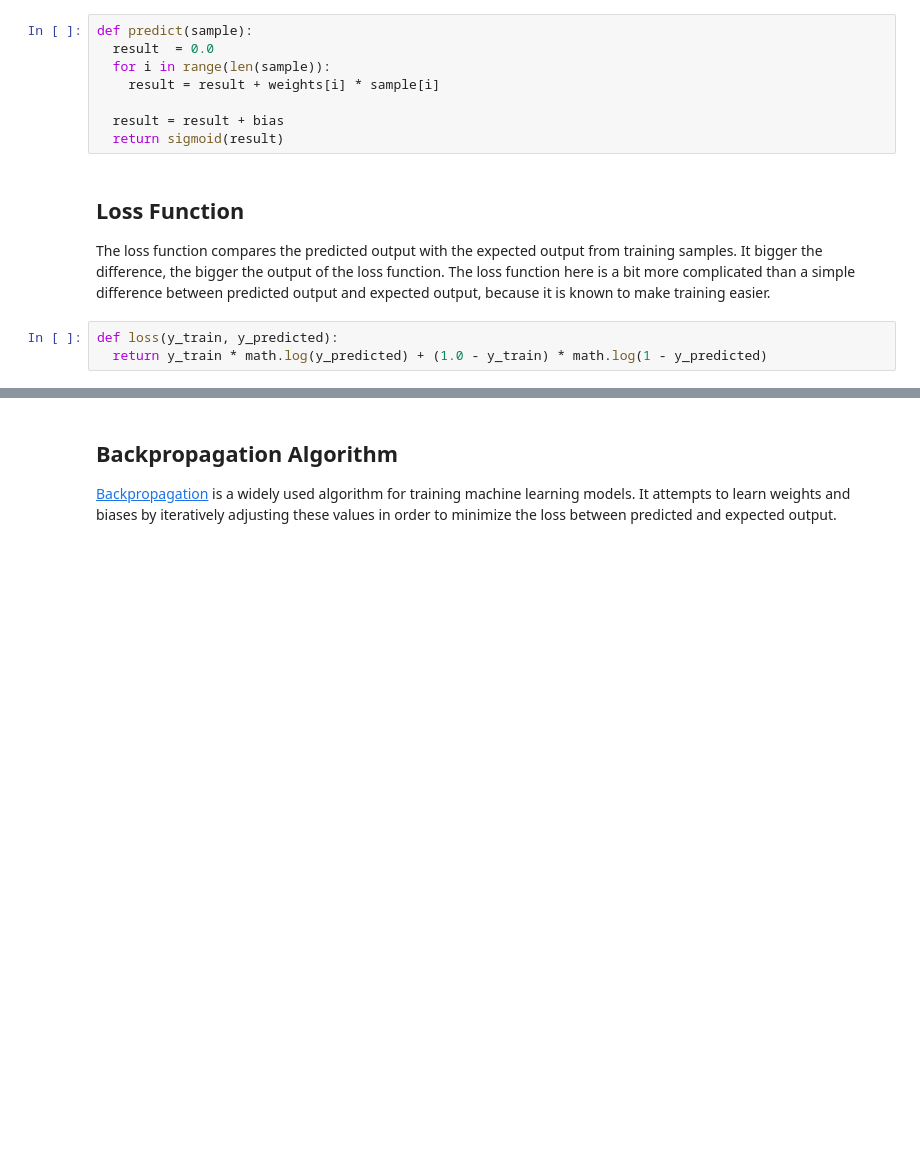
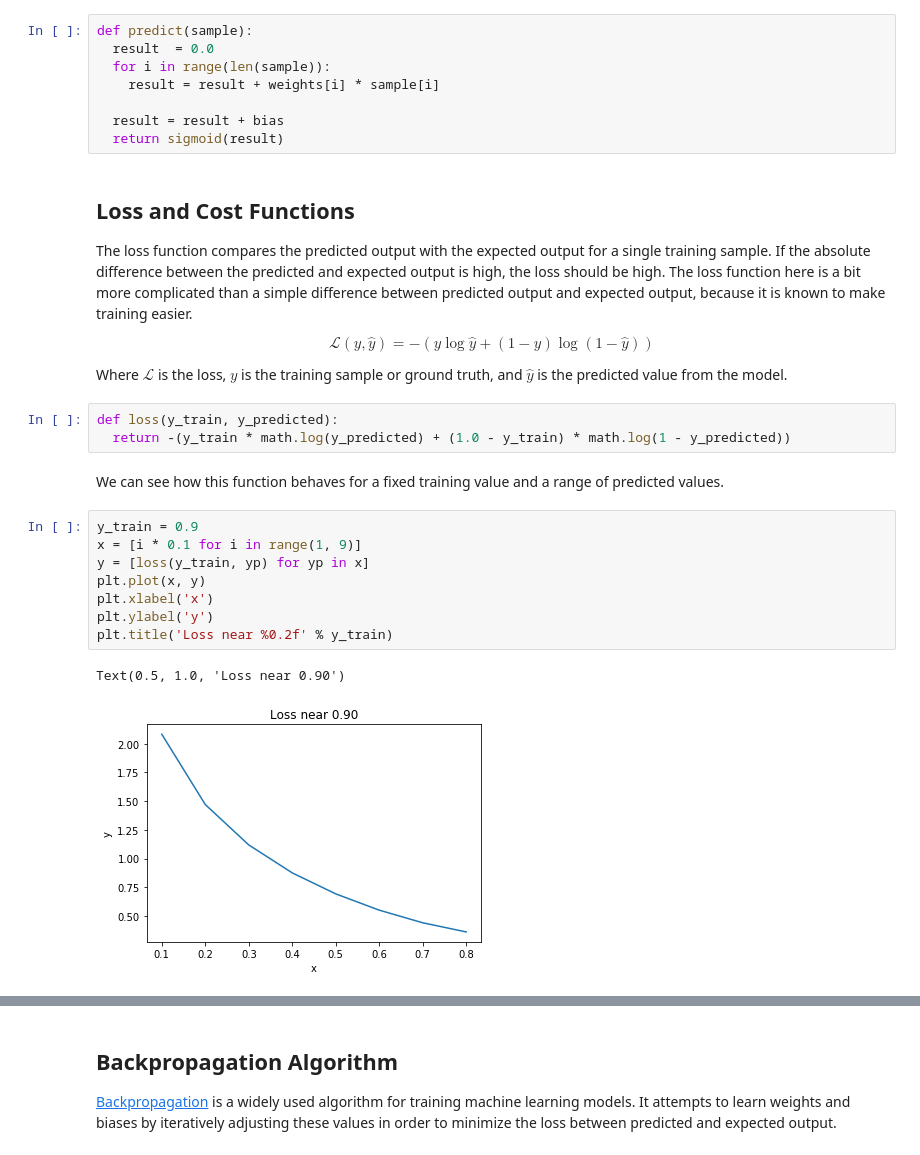
Before and after one commit to msiddalingaiah/MachineLearning, a Jupyter notebook: Regression/Iris_Classification.ipynb, the cells around one changed output, grey strips where cells are left out. Cells and saved outputs as stored; diff of their text form; blank space fills up the shorter version.

```diff
--- a/Regression/Iris_Classification.ipynb
+++ b/Regression/Iris_Classification.ipynb
@@ -132,9 +132,26 @@ def predict(sample):
   result = result + bias
   return sigmoid(result)
 # %% [markdown]
-## Loss Function
+## Loss and Cost Functions
 
-The loss function compares the predicted output with the expected output from training samples. It bigger the difference, the bigger the output of the loss function. The loss function here is a bit more complicated than a simple difference between predicted output and expected output, because it is known to make training easier.
+The loss function compares the predicted output with the expected output for a single training sample. If the absolute difference between the predicted and expected output is high, the loss should be high. The loss function here is a bit more complicated than a simple difference between predicted output and expected output, because it is known to make training easier.
+
+$$\mathcal L(y, \hat y) = -(y \log \hat y + (1-y) \log (1 - \hat y))$$
+
+Where $\mathcal L$ is the loss, $y$ is the training sample or ground truth, and $\hat y$ is the predicted value from the model.
 # %%
 def loss(y_train, y_predicted):
-  return y_train * math.log(y_predicted) + (1.0 - y_train) * math.log(1 - y_predicted)
+  return -(y_train * math.log(y_predicted) + (1.0 - y_train) * math.log(1 - y_predicted))
+# %% [markdown]
+We can see how this function behaves for a fixed training value and a range of predicted values.
+# %%
+y_train = 0.9
+x = [i * 0.1 for i in range(1, 9)]
+y = [loss(y_train, yp) for yp in x]
+plt.plot(x, y)
+plt.xlabel('x')
+plt.ylabel('y')
+plt.title('Loss near %0.2f' % y_train)
+# %% [output]
+Text(0.5, 1.0, 'Loss near 0.90')
+[figure, added]
```
Also changed, not shown: parts of 6 cells of this notebook.
